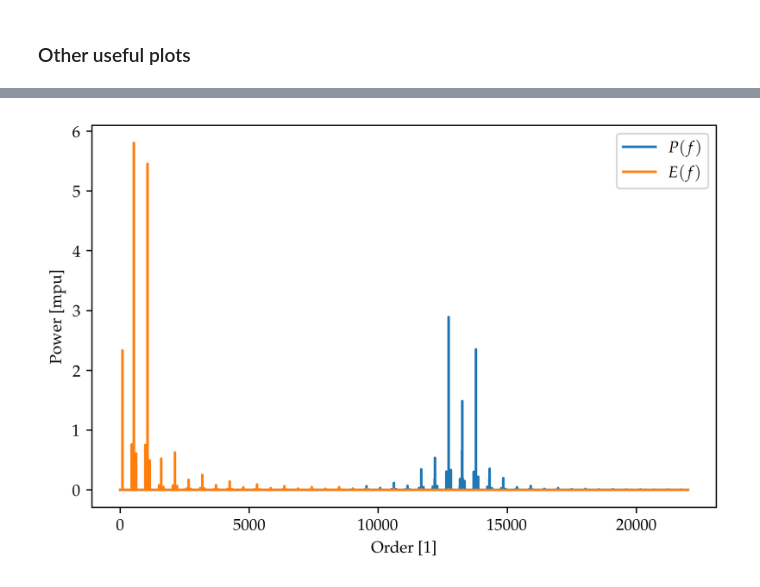
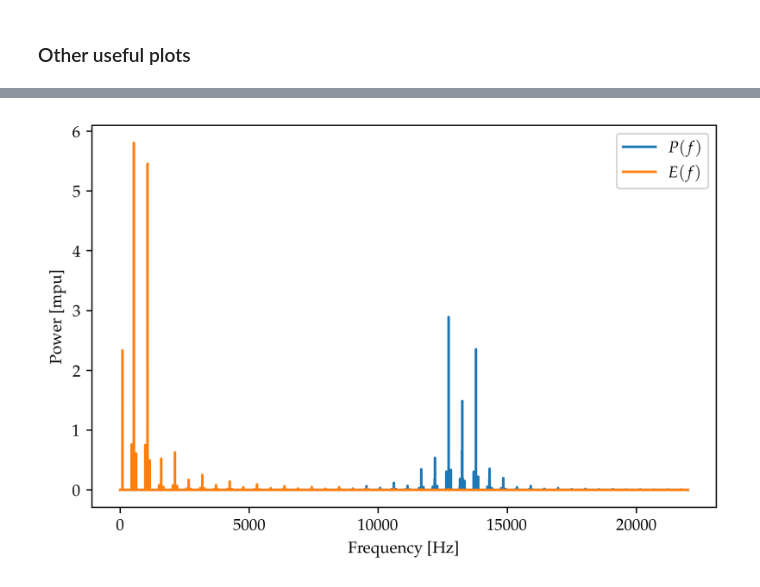
Before and after one commit to SignalAnalysisLab/uia-cm-presentation, a Jupyter notebook: python/main.ipynb, the cells around one changed output, grey strips where cells are left out. Drawn from its saved outputs; the diff is of its cells as text; code cells hidden in the pictures.

```diff
--- a/python/main.ipynb
+++ b/python/main.ipynb
@@ -132,19 +171,19 @@ fig.savefig('figs/order_spectrum.png')
 # %%
 fig, ax = plt.subplots(dpi=dpi)
 
 f, P = periodogram(data, fs=fs)
 f, E = periodogram(envelope, fs=fs)
 
 ax.plot(f, P*1e3, label="$P(f)$")
 ax.plot(f, E*1e3, label="$E(f)$")
 
-ax.set_xlabel('Order [1]')
+ax.set_xlabel('Frequency [Hz]')
 ax.set_ylabel('Power [mpu]')
 
 ax.legend()
 
 fig.tight_layout()
 
 fig.savefig('figs/ordinary_and_encelope_spectra.png')
 # %% [output]
-[figure, old version]
+[figure, new version]
```
Also changed, not shown: parts of 4 cells of this notebook.
